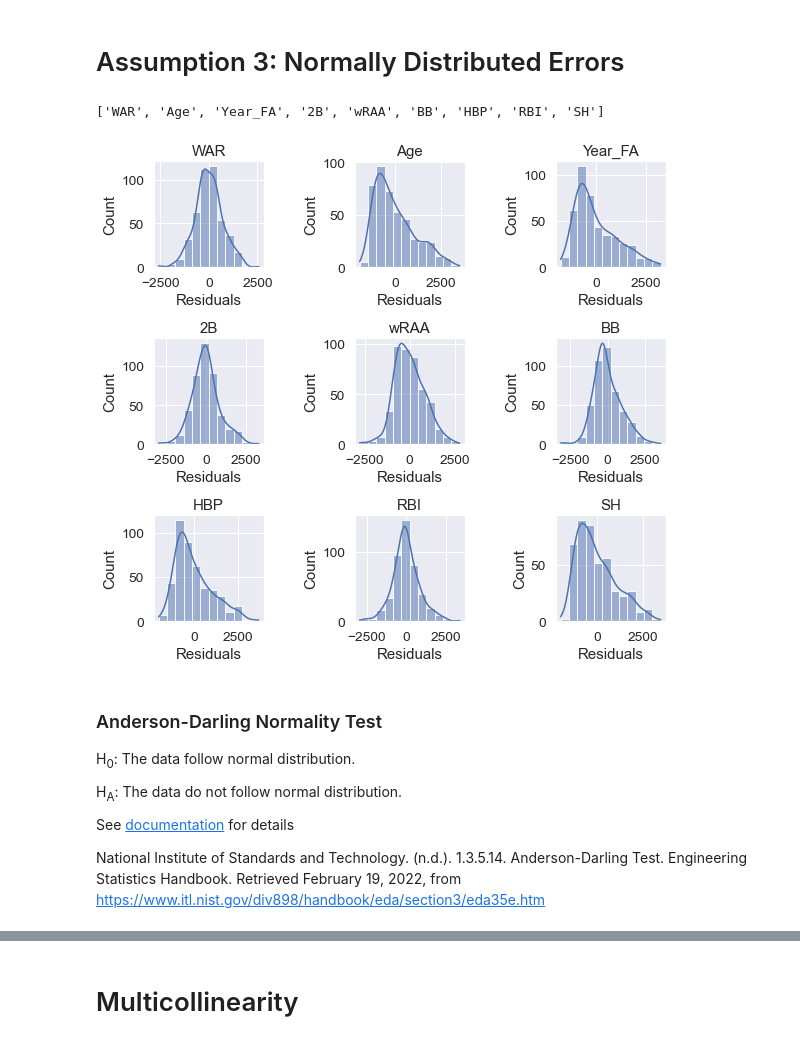
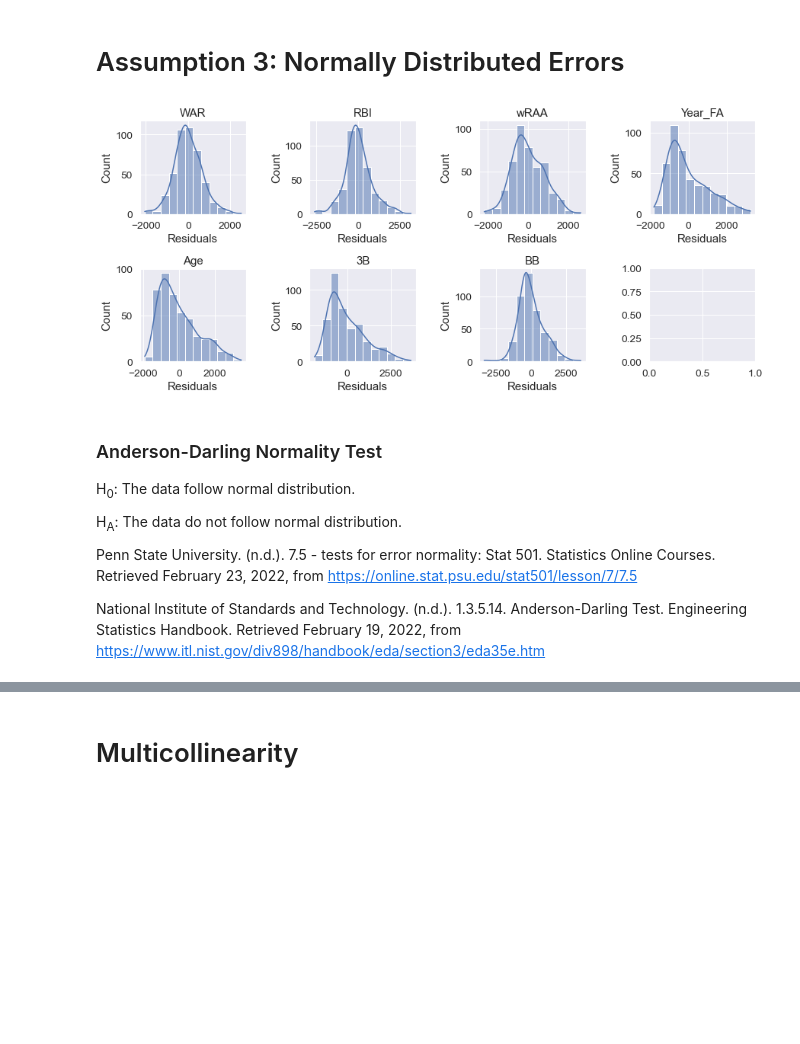
Before and after one commit to cj0121/mlb-salary-prediction, a Jupyter notebook: main.ipynb, the cells around one changed output, grey strips where cells are left out. Saved outputs shown, nothing was run; the diff lists cells and outputs as text; code cells hidden in the pictures; blank space fills up the shorter version.

```diff
--- a/main.ipynb
+++ b/main.ipynb
@@ -227,7 +325,7 @@ for a in range(3):
 # %% [markdown]
 ## Examine Residual Plot of Fitted Model
 # %%
-predictors_long = ['WAR', 'Age', 'Year_FA', '2B', 'wRAA', 'BB', 'HBP', 'RBI', 'SH', '1B_pos', '2B_pos', '3B_pos', 'C_pos',
+predictors_long = ['WAR', 'RBI', 'wRAA', 'Year_FA', 'Age', '3B', 'BB', '1B_pos', '2B_pos', '3B_pos', 'C_pos',
        'DH_pos', 'SS_pos']
 
 results = func.fit_ols(predictors_long, 'Salary_sqrt', train_df)
@@ -295,16 +394,19 @@ SH        -0.629    0.53
 # %% [markdown]
 # Assumption 2: Homoscedasticity
 # %%
-fig, ax = plt.subplots(3, 3)
-fig.set_size_inches(9, 8)
+fig, ax = plt.subplots(2, 4)
+fig.set_size_inches(13, 6)
 fig.tight_layout(pad=2)
 
 count = 0
-for a in range(3):
-    for b in range(3):
-        results2 = func.fit_ols(predictors_short[count], response, train_df)
-        sns.scatterplot(x=train_df[predictors_short[count]], y=results2.resid,
-                        ax=ax[a, b], alpha=0.6)
-        ax[a, b].set(ylabel='Residuals', xlabel=predictors_short[count])
-        count += 1
+for a in range(2):
+    for b in range(4):
+        try:
+            results2 = func.fit_ols(predictors_short[count], response, train_df)
+            sns.scatterplot(x=train_df[predictors_short[count]], y=results2.resid,
+                            ax=ax[a, b], alpha=0.6)
+            ax[a, b].set(ylabel='Residuals', xlabel=predictors_short[count])
+            count += 1
+        except:
+            continue
 # %% [output]
@@ -329,24 +431,22 @@ lzip(name, test)
 # %% [markdown]
 # Assumption 3: Normally Distributed Errors
-# %%
-predictors_short
-# %% [output]
-['WAR', 'Age', 'Year_FA', '2B', 'wRAA', 'BB', 'HBP', 'RBI', 'SH']
 # %%
-fig, ax = plt.subplots(3, 3)
-fig.set_size_inches(9, 8)
+fig, ax = plt.subplots(2, 4)
+fig.set_size_inches(13, 6)
 fig.tight_layout(pad=3)
 
 count = 0
-for a in range(3):
-    for b in range(3):
-        results3 = func.fit_ols(predictors_short[count], response, train_df)
-        sns.histplot(data=results3.resid, ax=ax[a,b], bins=12, kde=True)
-
-        ax[a, b].set(ylabel='Count', xlabel='Residuals', title=predictors_short[count])
-        count += 1
+for a in range(2):
+    for b in range(4):
+        try:
+            results3 = func.fit_ols(predictors_short[count], response, train_df)
+            sns.histplot(data=results3.resid, ax=ax[a,b], bins=12, kde=True)
+            ax[a, b].set(ylabel='Count', xlabel='Residuals', title=predictors_short[count])
+            count += 1
+        except:
+            continue
 # %% [output]
-[figure, old version]
+[figure, new version]
 # %% [markdown]
 ### Anderson-Darling Normality Test
 
@@ -354,7 +454,7 @@ H<sub>0</sub>: The data follow normal distribution.
 
 H<sub>A</sub>: The data do not follow normal distribution.
 
-See [documentation](https://www.statsmodels.org/stable/generated/statsmodels.stats.diagnostic.normal_ad.html) for details
+Penn State University. (n.d.). 7.5 - tests for error normality: Stat 501. Statistics Online Courses. Retrieved February 23, 2022, from https://online.stat.psu.edu/stat501/lesson/7/7.5
 
 National Institute of Standards and Technology. (n.d.). 1.3.5.14. Anderson-Darling Test. Engineering Statistics Handbook. Retrieved February 19, 2022, from https://www.itl.nist.gov/div898/handbook/eda/section3/eda35e.htm
 # %%
```
Also changed, not shown: parts of 59 cells of this notebook, 16 other files.
